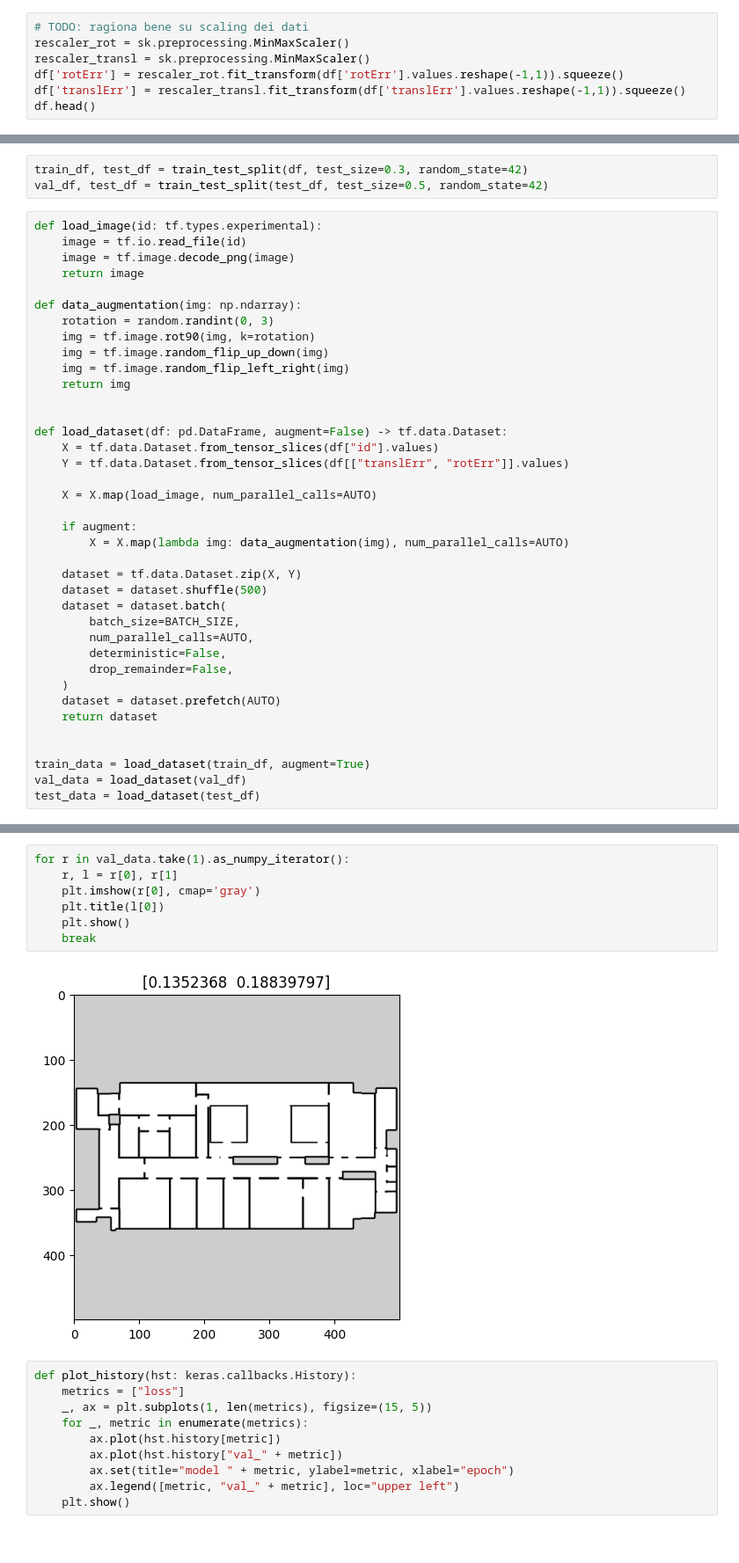
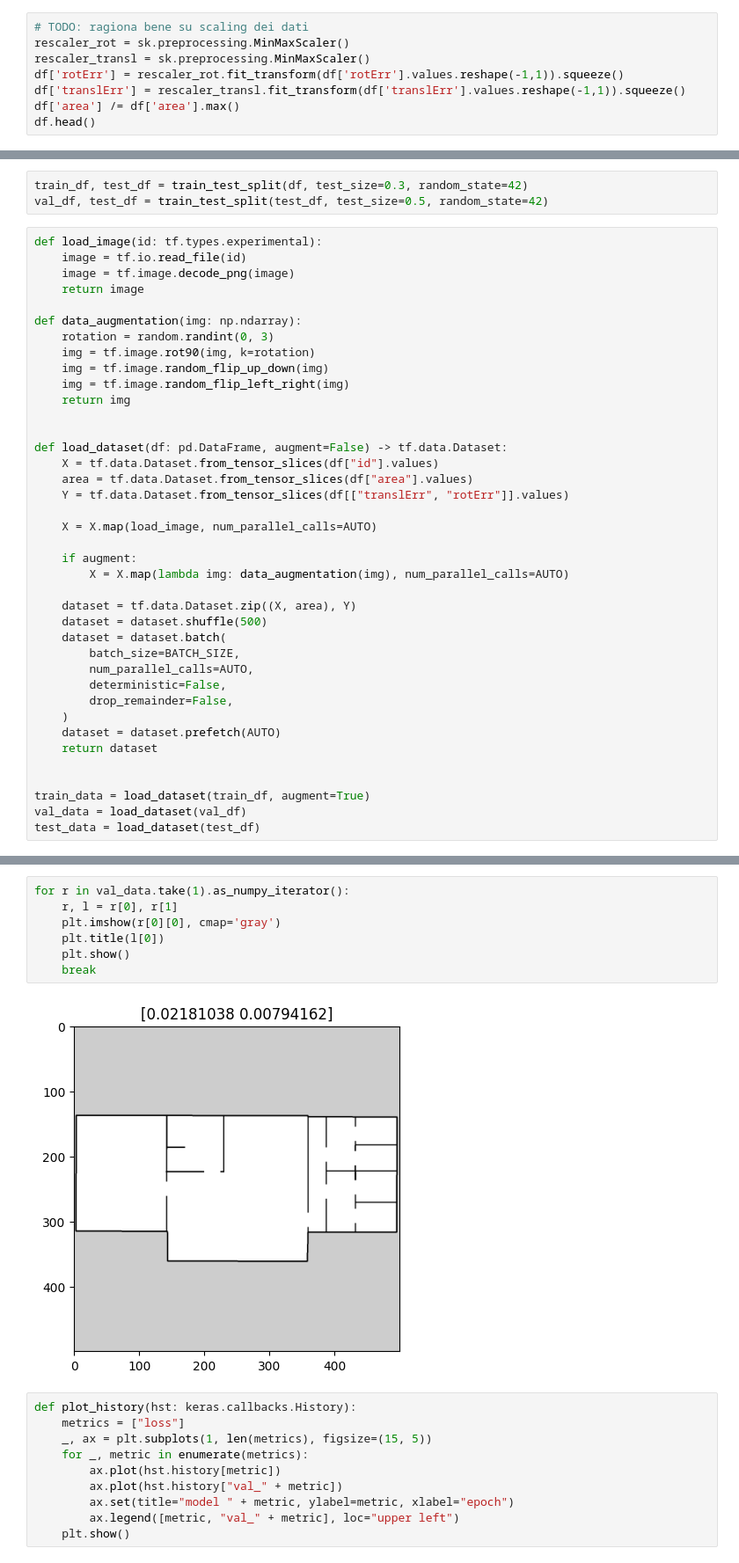
Before and after one commit to prina404/StatisticalMethodsProject, a Jupyter notebook: SLAM_CNN.ipynb, the cells around one changed output, grey strips where cells are left out. Shown: that part at 88% size. Saved outputs shown, nothing was run; the diff lists cells and outputs as text.

```diff
--- a/SLAM_CNN.ipynb
+++ b/SLAM_CNN.ipynb
@@ -74,5 +76,6 @@ rescaler_rot = sk.preprocessing.MinMaxScaler()
 rescaler_transl = sk.preprocessing.MinMaxScaler()
 df['rotErr'] = rescaler_rot.fit_transform(df['rotErr'].values.reshape(-1,1)).squeeze()
 df['translErr'] = rescaler_transl.fit_transform(df['translErr'].values.reshape(-1,1)).squeeze()
+df['area'] /= df['area'].max()
 df.head()
 # %% [output]
@@ -103,6 +114,7 @@ def data_augmentation(img: np.ndarray):
 
 def load_dataset(df: pd.DataFrame, augment=False) -> tf.data.Dataset:
     X = tf.data.Dataset.from_tensor_slices(df["id"].values)
+    area = tf.data.Dataset.from_tensor_slices(df["area"].values)
     Y = tf.data.Dataset.from_tensor_slices(df[["translErr", "rotErr"]].values)
 
     X = X.map(load_image, num_parallel_calls=AUTO)
@@ -110,7 +122,7 @@ def load_dataset(df: pd.DataFrame, augment=False) -> tf.data.Dataset:
     if augment:
         X = X.map(lambda img: data_augmentation(img), num_parallel_calls=AUTO)
 
-    dataset = tf.data.Dataset.zip(X, Y)
+    dataset = tf.data.Dataset.zip((X, area), Y)
     dataset = dataset.shuffle(500)
     dataset = dataset.batch(
         batch_size=BATCH_SIZE,
@@ -148,12 +160,12 @@ train_data.take(1).get_single_element()
 # %%
 for r in val_data.take(1).as_numpy_iterator():
     r, l = r[0], r[1]
-    plt.imshow(r[0], cmap='gray')
+    plt.imshow(r[0][0], cmap='gray')
     plt.title(l[0])
     plt.show()
     break
 # %% [output]
-[figure, old version]
+[figure, new version]
 # %%
 def plot_history(hst: keras.callbacks.History):
     metrics = ["loss"]
```
Also changed, not shown: parts of 16 cells of this notebook.
